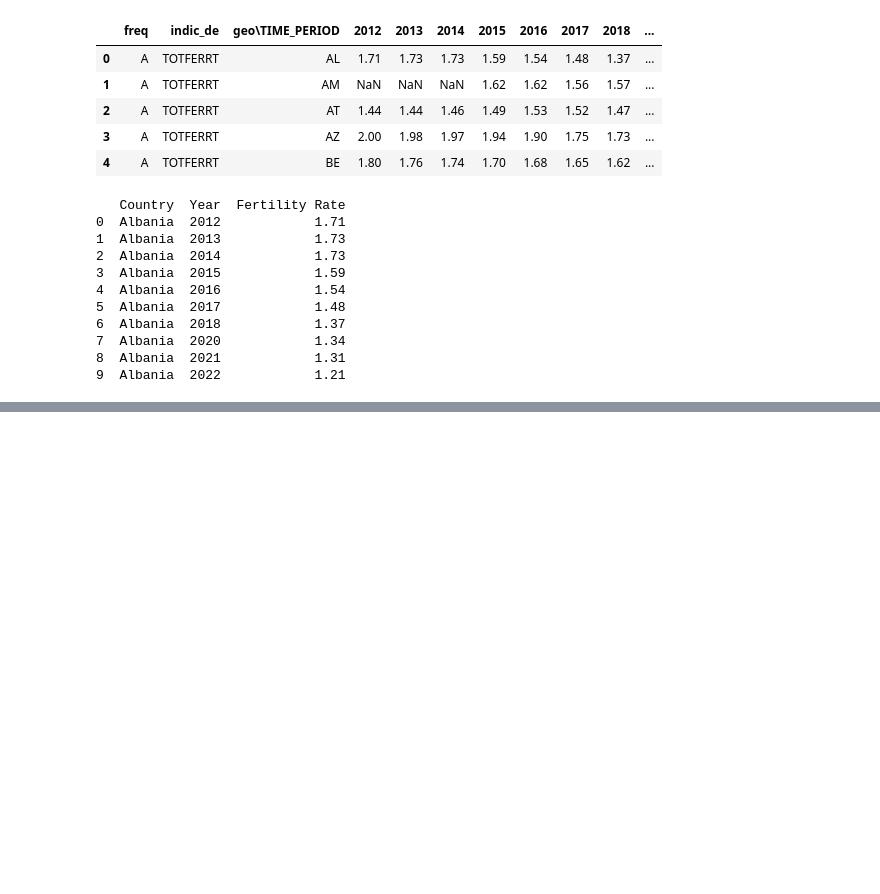
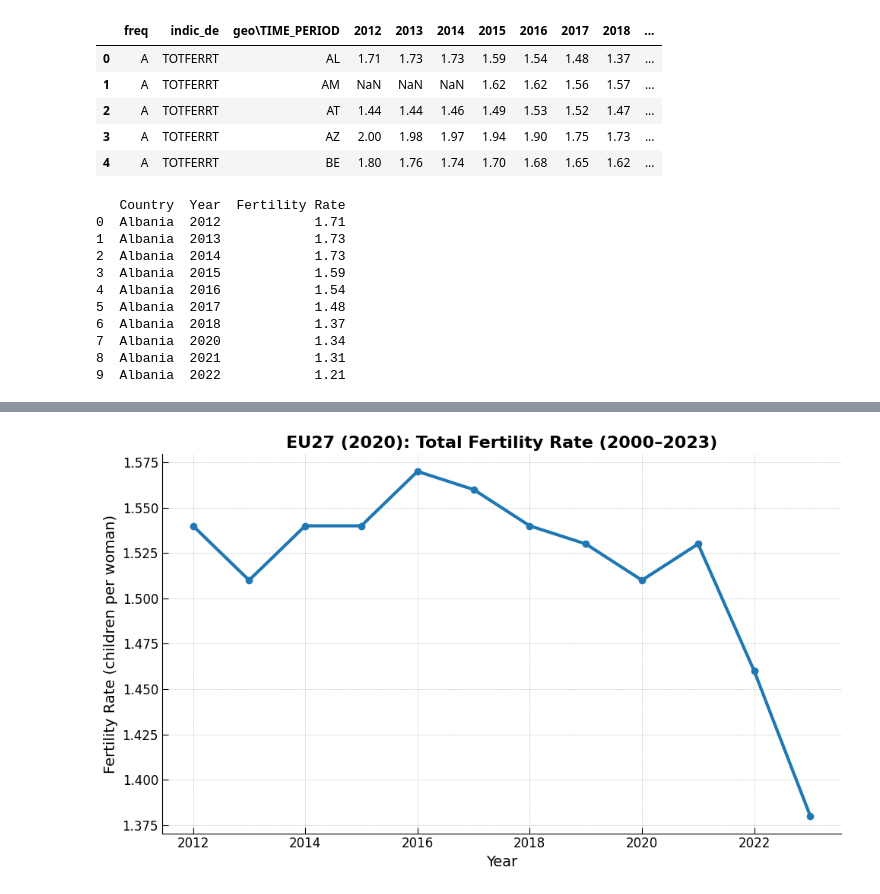
Before and after one commit to LSzubelak/ls-projects, a Jupyter notebook: 500+_program.ipynb, the cells around one changed output, grey strips where cells are left out. Drawn from its saved outputs; the diff is of its cells as text; code cells hidden in the pictures; blank space fills up the shorter version.

```diff
--- a/500+_program.ipynb
+++ b/500+_program.ipynb
@@ -123,0 +176,33 @@ df_clean
+# %%
+
+
+# 1. Subset to the EU27_2020 aggregate
+df_eu27 = df_clean[df_clean['Country'] == 'EU27_2020']
+
+# 2. Build the figure
+fig, ax = plt.subplots(figsize=(10, 6))
+ax.plot(
+    df_eu27['Year'],
+    df_eu27['Fertility Rate'],
+    marker='o',
+    linewidth=3,
+    markersize=6
+)
+
+# 3. Styling
+ax.set_title('EU27 (2020): Total Fertility Rate (2000–2023)', fontsize=16, fontweight='bold')
+ax.set_xlabel('Year', fontsize=14)
+ax.set_ylabel('Fertility Rate (children per woman)', fontsize=14)
+
+ax.grid(True, which='major', linestyle='--', linewidth=0.5, alpha=0.7)
+ax.spines['top'].set_visible(False)
+ax.spines['right'].set_visible(False)
+ax.tick_params(direction='in', length=6, labelsize=12)
+
+plt.tight_layout()
+# To export high‑res for social or blog:
+# plt.savefig('eu27_2020_fertility_trend.png', dpi=300)
+
+plt.show()
+# %% [output]
+[figure, added]
```
Also changed, not shown: parts of 13 cells of this notebook.
